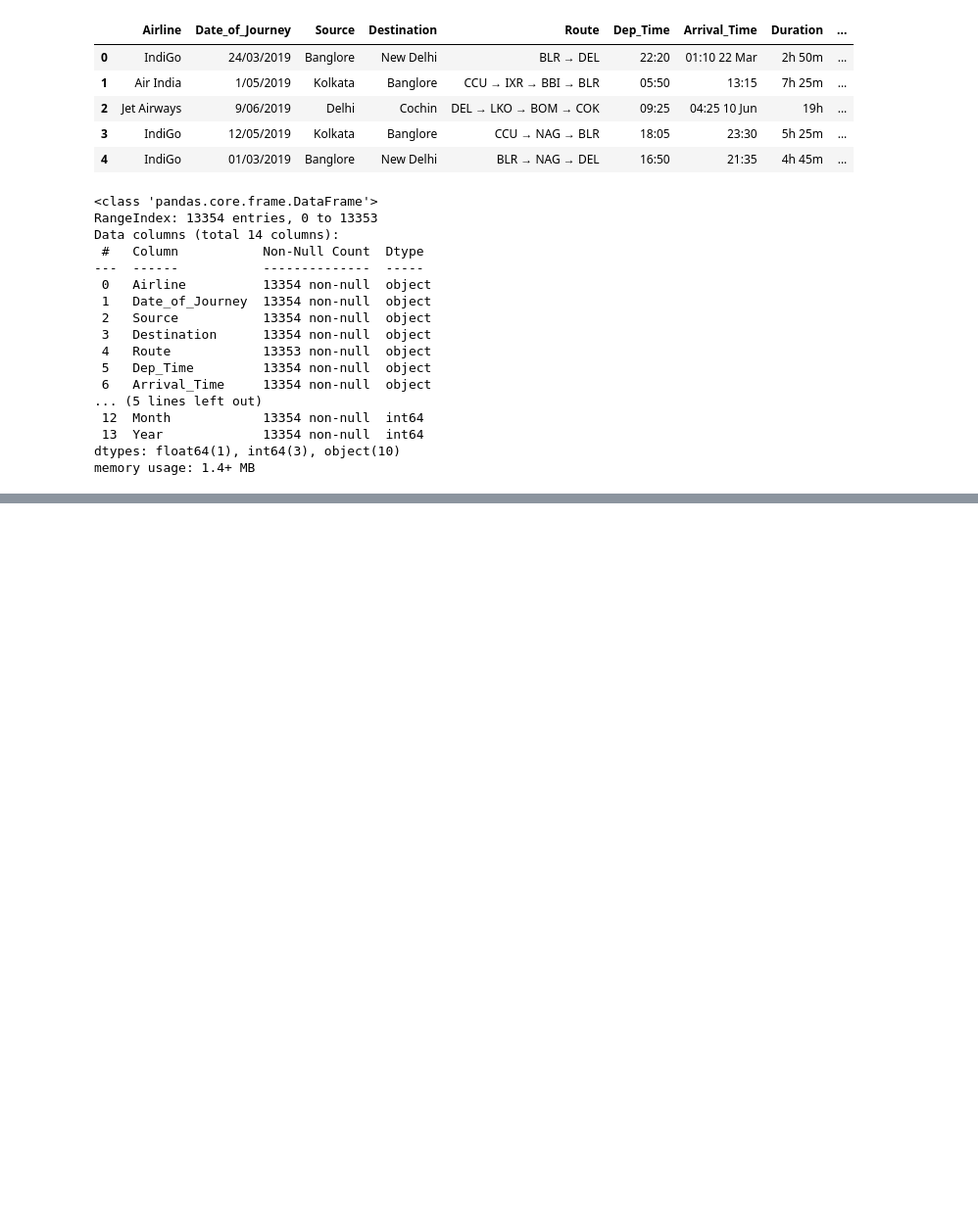
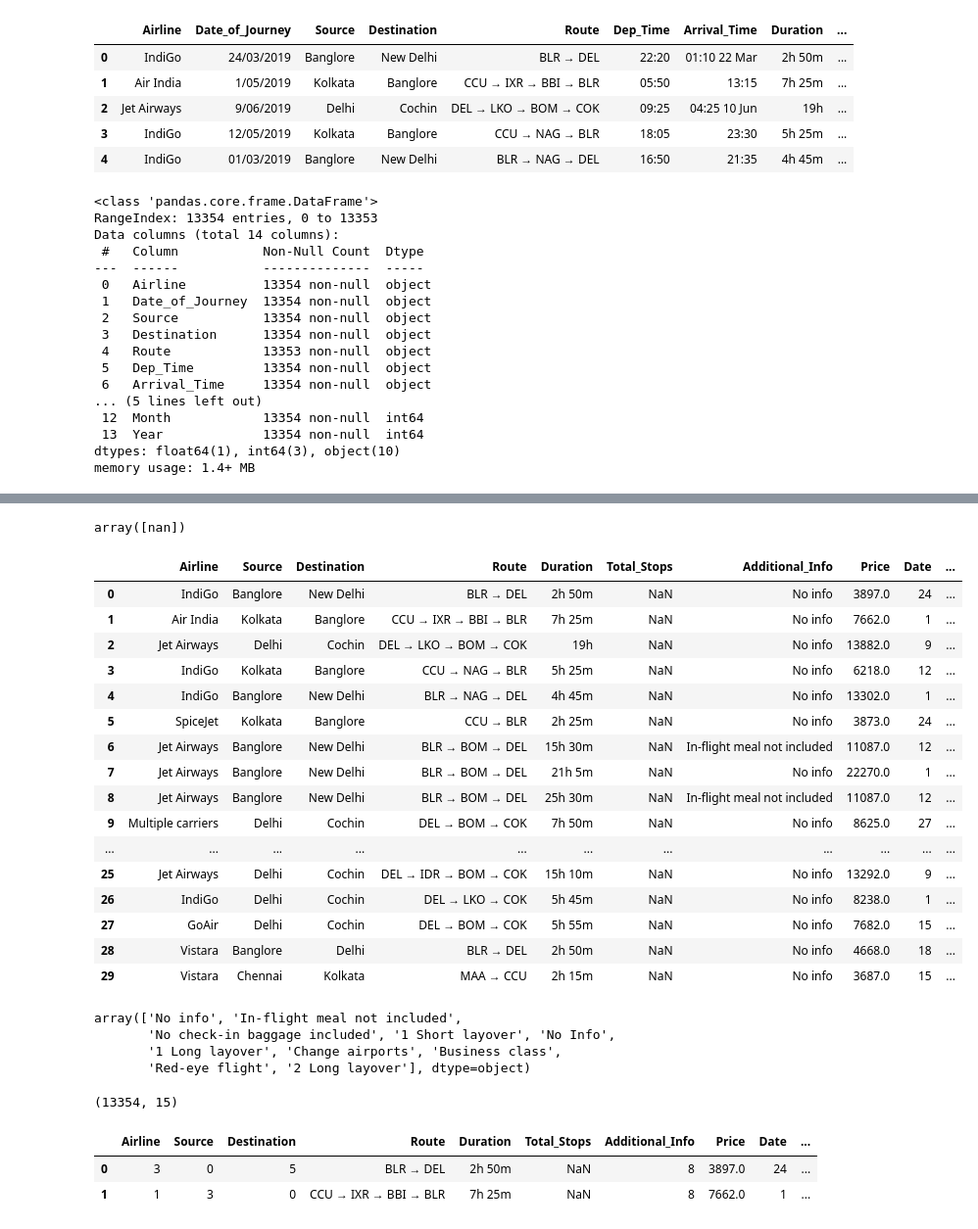
Before and after one commit to Shrutik-0101/Machine-Learning-Portfolio, a Jupyter notebook: Flight_Price_Prediction.ipynb, the cells around one changed output, grey strips where cells are left out. Shown: that part at 98% size. Saved outputs shown, nothing was run; the diff lists cells and outputs as text; code cells hidden in the pictures; blank space fills up the shorter version.

```diff
--- a/Flight_Price_Prediction.ipynb
+++ b/Flight_Price_Prediction.ipynb
@@ -86,0 +174,6 @@ memory usage: 1.4+ MB
+# %%
+final_df['Dep_Time'] = final_df['Dep_Time'].str.split(' ').str[0]
+# %%
+final_df['Dep_Hour'] = final_df['Dep_Time'].str.split(':').str[0]
+final_df['Dep_Min'] = final_df['Dep_Time'].str.split(':').str[1]
+final_df.head(10)
@@ -86,0 +192,5 @@ memory usage: 1.4+ MB
+# %%
+final_df['Dep_Hour'] = final_df['Dep_Hour'].astype(int)
+final_df['Dep_Min'] = final_df['Dep_Min'].astype(int)
+# %%
+final_df.drop('Dep_Time', axis=1, inplace=True)
@@ -86,0 +211,32 @@ memory usage: 1.4+ MB
+# %%
+final_df['Total_Stops'].unique()
+# %% [output]
+array([nan])
+# %%
+final_df['Total_Stops'] = final_df['Total_Stops'].map({'non-stop':0, '1 stop':1, '2 stops':2, '3 stops':3, '4 stops':4, 'nan':1})
+final_df.head(30)
+# %% [output]
+|  | Airline | Source | Destination | Route | Duration | Total_Stops | Additional_Info | Price | Date | ... |
+| 0 | IndiGo | Banglore | New Delhi | BLR → DEL | 2h 50m | NaN | No info | 3897.0 | 24 | ... |
+| 1 | Air India | Kolkata | Banglore | CCU → IXR → BBI → BLR | 7h 25m | NaN | No info | 7662.0 | 1 | ... |
+| 2 | Jet Airways | Delhi | Cochin | DEL → LKO → BOM → COK | 19h | NaN | No info | 13882.0 | 9 | ... |
+| 3 | IndiGo | Kolkata | Banglore | CCU → NAG → BLR | 5h 25m | NaN | No info | 6218.0 | 12 | ... |
+| 4 | IndiGo | Banglore | New Delhi | BLR → NAG → DEL | 4h 45m | NaN | No info | 13302.0 | 1 | ... |
+| 5 | SpiceJet | Kolkata | Banglore | CCU → BLR | 2h 25m | NaN | No info | 3873.0 | 24 | ... |
+| 6 | Jet Airways | Banglore | New Delhi | BLR → BOM → DEL | 15h 30m | NaN | In-flight meal not included | 11087.0 | 12 | ... |
+| 7 | Jet Airways | Banglore | New Delhi | BLR → BOM → DEL | 21h 5m | NaN | No info | 22270.0 | 1 | ... |
+| 8 | Jet Airways | Banglore | New Delhi | BLR → BOM → DEL | 25h 30m | NaN | In-flight meal not included | 11087.0 | 12 | ... |
+| 9 | Multiple carriers | Delhi | Cochin | DEL → BOM → COK | 7h 50m | NaN | No info | 8625.0 | 27 | ... |
+| ... | ... | ... | ... | ... | ... | ... | ... | ... | ... | ... |
+| 25 | Jet Airways | Delhi | Cochin | DEL → IDR → BOM → COK | 15h 10m | NaN | No info | 13292.0 | 9 | ... |
+| 26 | IndiGo | Delhi | Cochin | DEL → LKO → COK | 5h 45m | NaN | No info | 8238.0 | 1 | ... |
+| 27 | GoAir | Delhi | Cochin | DEL → BOM → COK | 5h 55m | NaN | No info | 7682.0 | 15 | ... |
+| 28 | Vistara | Banglore | Delhi | BLR → DEL | 2h 50m | NaN | No info | 4668.0 | 18 | ... |
+| 29 | Vistara | Chennai | Kolkata | MAA → CCU | 2h 15m | NaN | No info | 3687.0 | 15 | ... |
+# %%
+final_df['Additional_Info'].unique()
+# %% [output]
+array(['No info', 'In-flight meal not included',
+       'No check-in baggage included', '1 Short layover', 'No Info',
+       '1 Long layover', 'Change airports', 'Business class',
+       'Red-eye flight', '2 Long layover'], dtype=object)
@@ -86,0 +250,10 @@ memory usage: 1.4+ MB
+# %%
+final_df.shape
+# %% [output]
+(13354, 15)
+# %%
+final_df.head(2)
+# %% [output]
+|  | Airline | Source | Destination | Route | Duration | Total_Stops | Additional_Info | Price | Date | ... |
+| 0 | 3 | 0 | 5 | BLR → DEL | 2h 50m | NaN | 8 | 3897.0 | 24 | ... |
+| 1 | 1 | 3 | 0 | CCU → IXR → BBI → BLR | 7h 25m | NaN | 8 | 7662.0 | 1 | ... |
```
Also changed, not shown: parts of 15 cells of this notebook.
